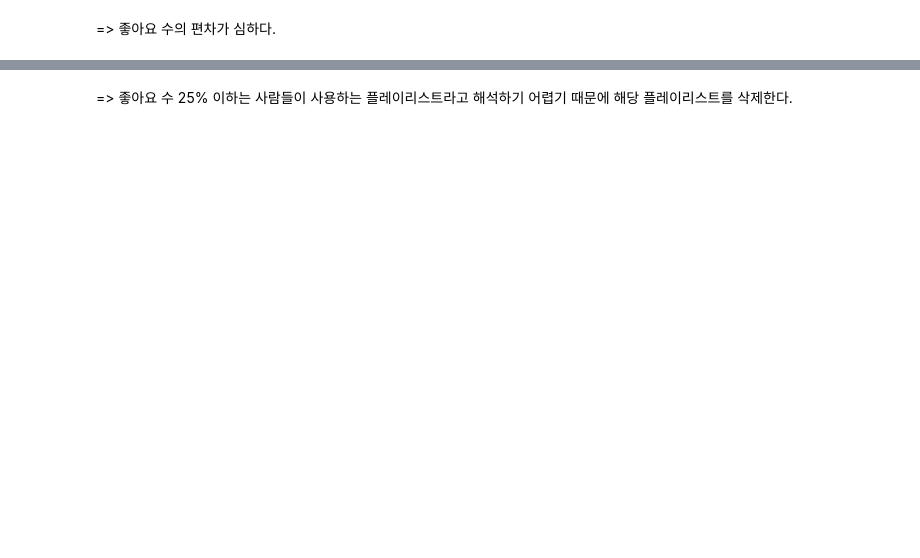
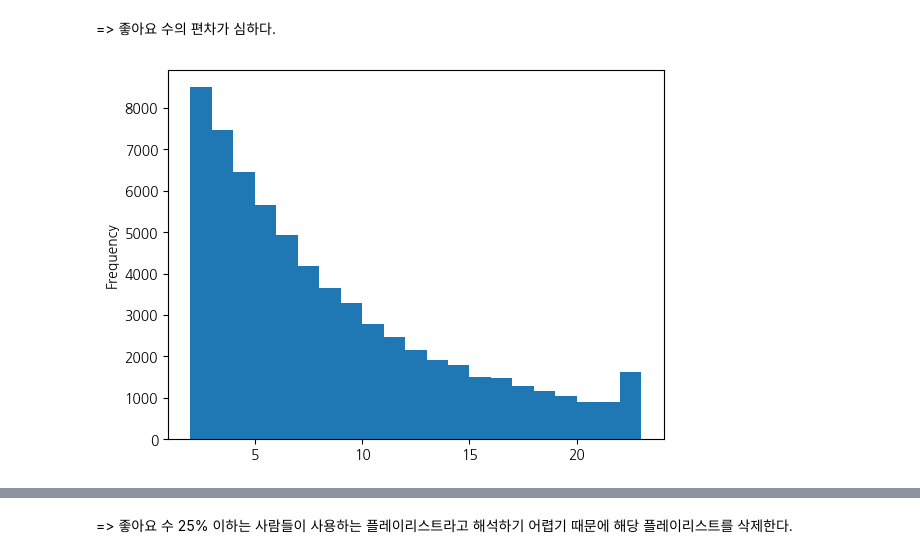
Before and after one commit to pulpo125/AIPlayer_Pling, a Jupyter notebook: 1_analysis/2_EDA.ipynb, the cells around one changed output, grey strips where cells are left out. Drawn from its saved outputs; the diff is of its cells as text; code cells hidden in the pictures; blank space fills up the shorter version.

```diff
--- a/1_analysis/2_EDA.ipynb
+++ b/1_analysis/2_EDA.ipynb
@@ -437,7 +812,9 @@ plt.show()
 => 좋아요 수의 편차가 심하다.
 # %%
 # 75%~ Histogram
-playlists['like_cnt'].plot.hist(bins=range(2, 29, 1))
+playlists['like_cnt'].plot.hist(bins=range(2, 24, 1))
 plt.show()
+# %% [output]
+[figure, added]
 # %%
 # ~75% Histogram
```
Also changed, not shown: parts of 48 cells of this notebook.
